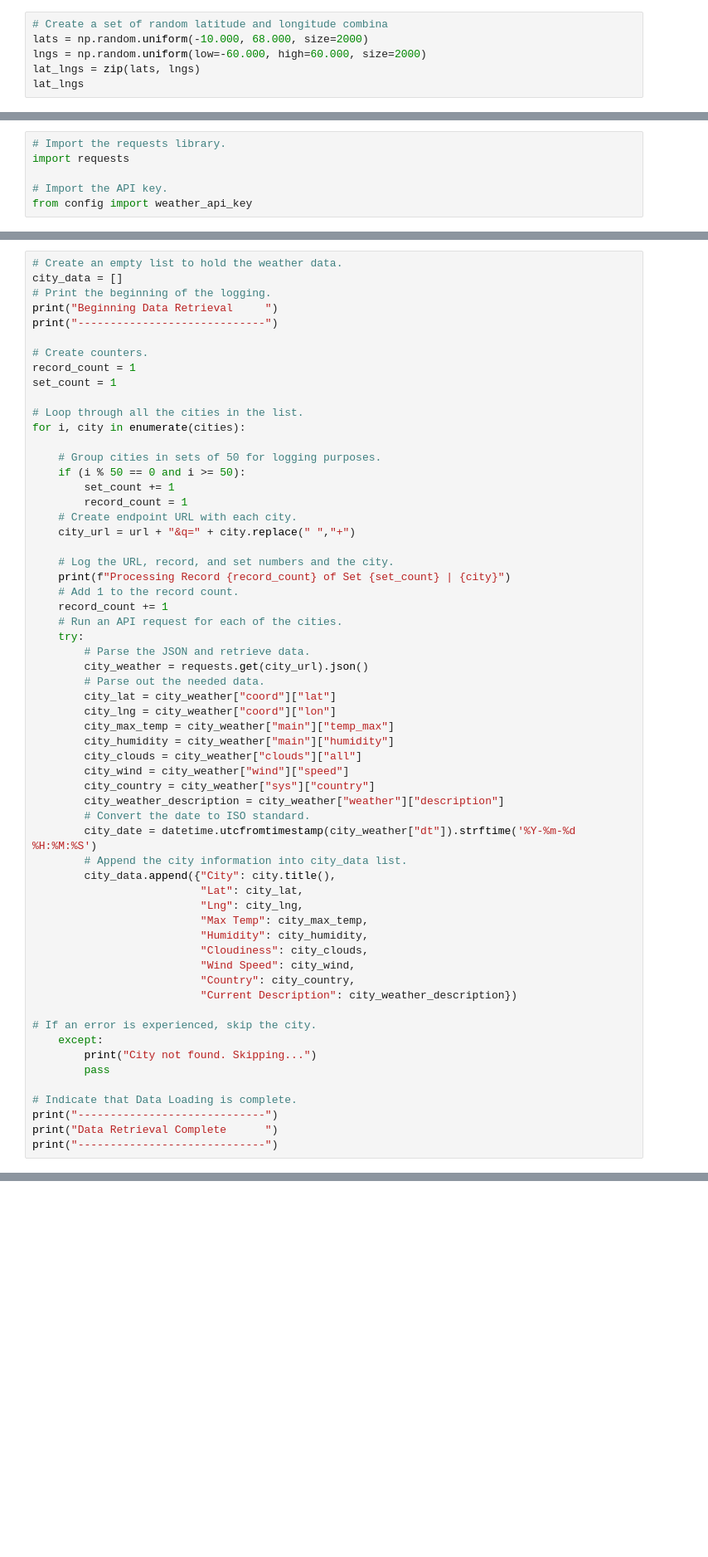
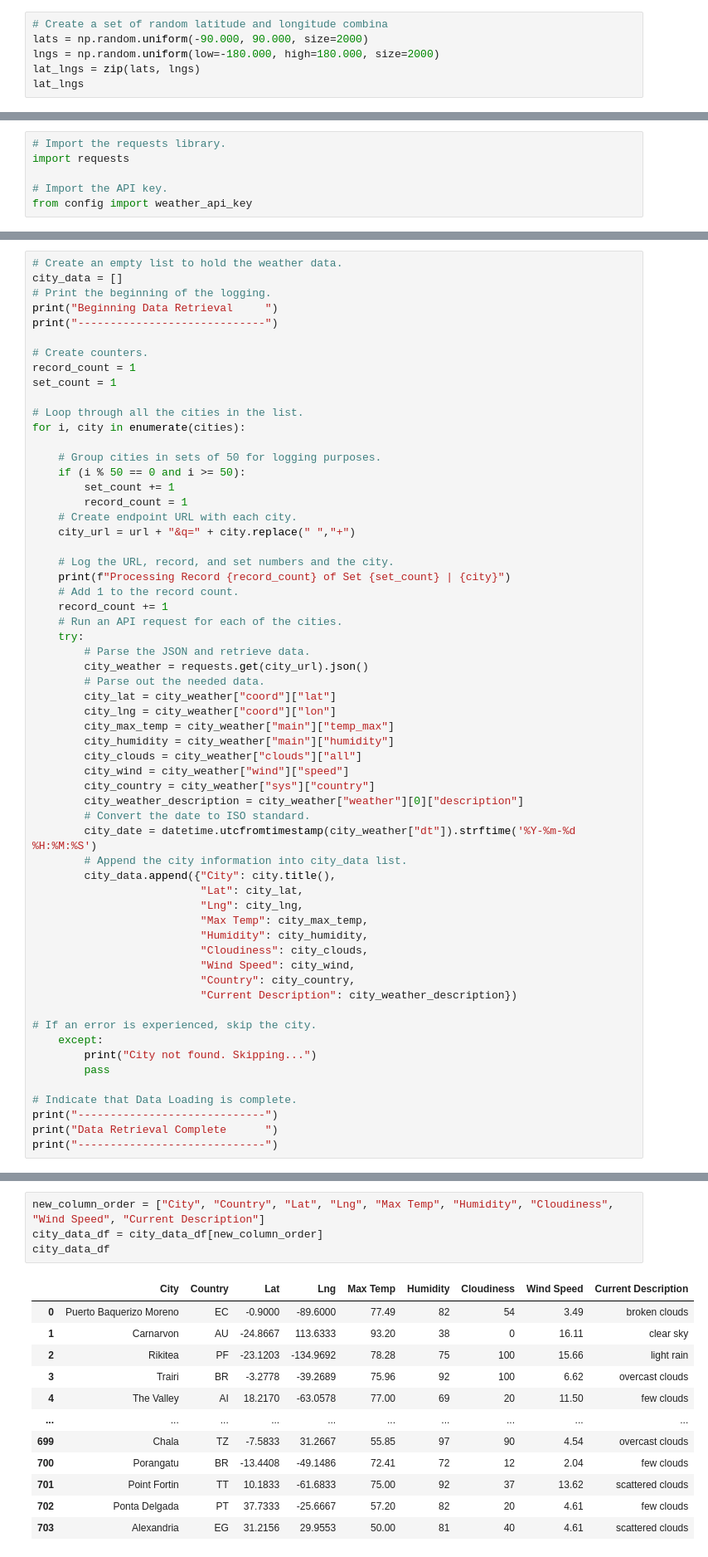
Before and after one commit to zlb13/World_Weather_Analysis, a Jupyter notebook: Weather_Database.ipynb, the cells around one changed output, grey strips where cells are left out. Shown at 83% size. Saved outputs shown, nothing was run; the diff lists cells and outputs as text; blank space fills up the shorter version.

```diff
--- a/Weather_Database.ipynb
+++ b/Weather_Database.ipynb
@@ -4,8 +4,8 @@ import pandas as pd
 import numpy as np
 # %%
 # Create a set of random latitude and longitude combina
-lats = np.random.uniform(-10.000, 68.000, size=2000)
-lngs = np.random.uniform(low=-60.000, high=60.000, size=2000)
+lats = np.random.uniform(-90.000, 90.000, size=2000)
+lngs = np.random.uniform(low=-180.000, high=180.000, size=2000)
 lat_lngs = zip(lats, lngs)
 lat_lngs
 # %% [output]
@@ -86,7 +86,7 @@ for i, city in enumerate(cities):
         city_clouds = city_weather["clouds"]["all"]
         city_wind = city_weather["wind"]["speed"]
         city_country = city_weather["sys"]["country"]
-        city_weather_description = city_weather["weather"]["description"]
+        city_weather_description = city_weather["weather"][0]["description"]
         # Convert the date to ISO standard.
         city_date = datetime.utcfromtimestamp(city_weather["dt"]).strftime('%Y-%m-%d %H:%M:%S')
         # Append the city information into city_data list.
@@ -135,0 +150,17 @@ city_data_df.head(10)
+# %%
+new_column_order = ["City", "Country", "Lat", "Lng", "Max Temp", "Humidity", "Cloudiness", "Wind Speed", "Current Description"]
+city_data_df = city_data_df[new_column_order]
+city_data_df
+# %% [output]
+|  | City | Country | Lat | Lng | Max Temp | Humidity | Cloudiness | Wind Speed | Current Description |
+| 0 | Puerto Baquerizo Moreno | EC | -0.9000 | -89.6000 | 77.49 | 82 | 54 | 3.49 | broken clouds |
+| 1 | Carnarvon | AU | -24.8667 | 113.6333 | 93.20 | 38 | 0 | 16.11 | clear sky |
+| 2 | Rikitea | PF | -23.1203 | -134.9692 | 78.28 | 75 | 100 | 15.66 | light rain |
+| 3 | Trairi | BR | -3.2778 | -39.2689 | 75.96 | 92 | 100 | 6.62 | overcast clouds |
+| 4 | The Valley | AI | 18.2170 | -63.0578 | 77.00 | 69 | 20 | 11.50 | few clouds |
+| ... | ... | ... | ... | ... | ... | ... | ... | ... | ... |
+| 699 | Chala | TZ | -7.5833 | 31.2667 | 55.85 | 97 | 90 | 4.54 | overcast clouds |
+| 700 | Porangatu | BR | -13.4408 | -49.1486 | 72.41 | 72 | 12 | 2.04 | few clouds |
+| 701 | Point Fortin | TT | 10.1833 | -61.6833 | 75.00 | 92 | 37 | 13.62 | scattered clouds |
+| 702 | Ponta Delgada | PT | 37.7333 | -25.6667 | 57.20 | 82 | 20 | 4.61 | few clouds |
+| 703 | Alexandria | EG | 31.2156 | 29.9553 | 50.00 | 81 | 40 | 4.61 | scattered clouds |
```
Also changed, not shown: parts of 7 cells of this notebook, 1 other file.
